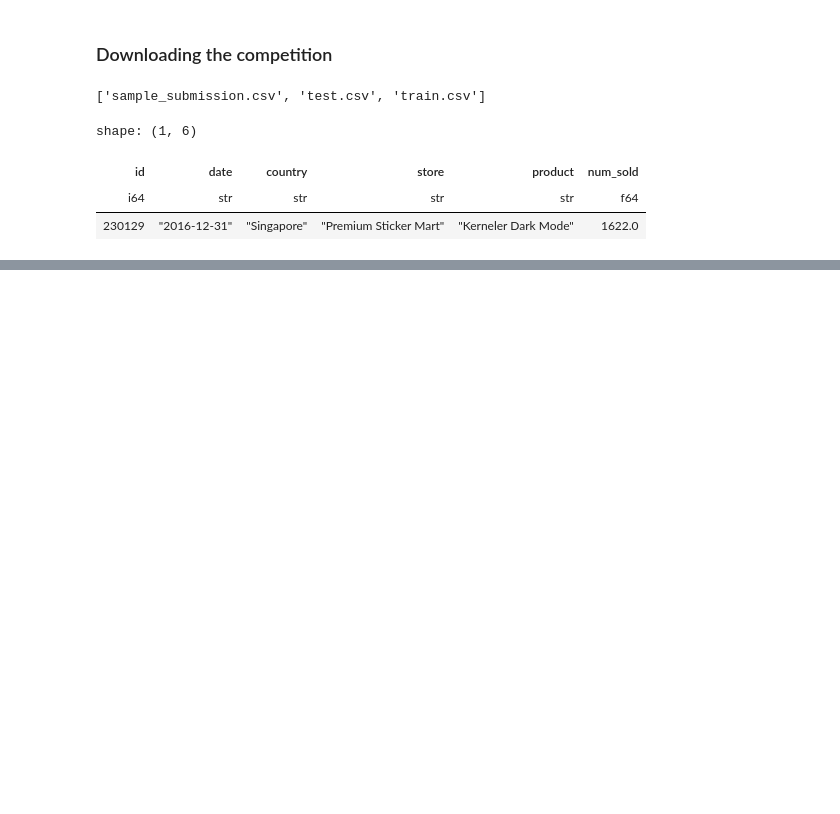
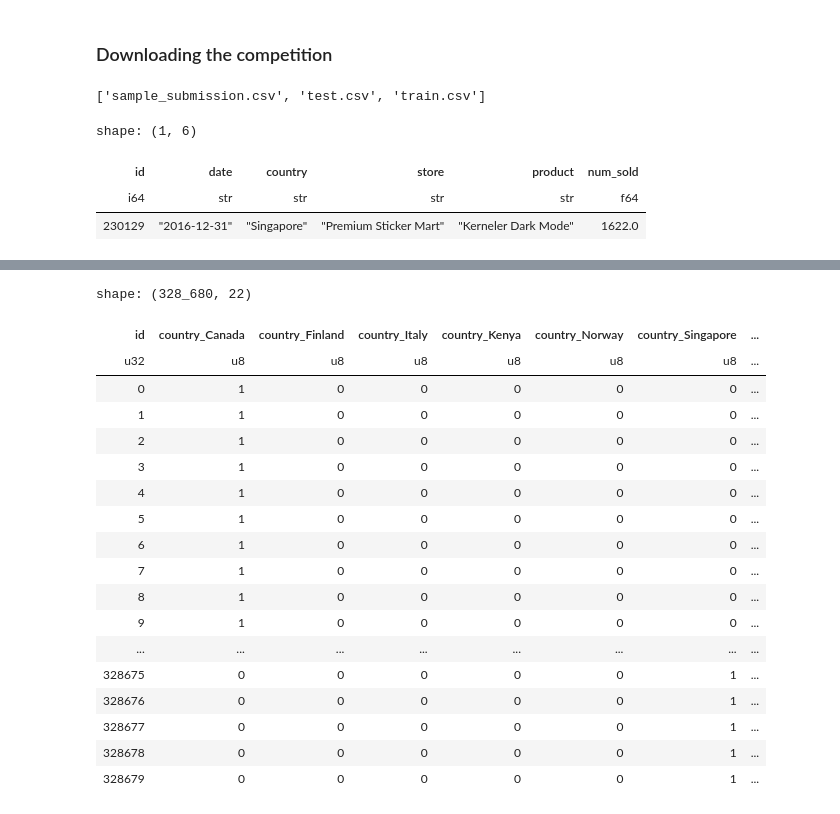
Before and after one commit to 1pawn0/Kaggle-Competitions, a Jupyter notebook: Competition-Notebooks/Forecasting-Sticker-Sales/forecasting-sticker-sales.ipynb, the cells around one changed output, grey strips where cells are left out. Drawn from its saved outputs; the diff is of its cells as text; code cells hidden in the pictures; blank space fills up the shorter version.

```diff
--- a/Competition-Notebooks/Forecasting-Sticker-Sales/forecasting-sticker-sales.ipynb
+++ b/Competition-Notebooks/Forecasting-Sticker-Sales/forecasting-sticker-sales.ipynb
@@ -102,3 +103,25 @@ df.write_parquet('./exported_df.parquet')
+# %%
+df
+# %% [output]
+shape: (328_680, 22)
+| id | country_Canada | country_Finland | country_Italy | country_Kenya | country_Norway | country_Singapore | ... |
+| u32 | u8 | u8 | u8 | u8 | u8 | u8 | ... |
+| 0 | 1 | 0 | 0 | 0 | 0 | 0 | ... |
+| 1 | 1 | 0 | 0 | 0 | 0 | 0 | ... |
+| 2 | 1 | 0 | 0 | 0 | 0 | 0 | ... |
+| 3 | 1 | 0 | 0 | 0 | 0 | 0 | ... |
+| 4 | 1 | 0 | 0 | 0 | 0 | 0 | ... |
+| 5 | 1 | 0 | 0 | 0 | 0 | 0 | ... |
+| 6 | 1 | 0 | 0 | 0 | 0 | 0 | ... |
+| 7 | 1 | 0 | 0 | 0 | 0 | 0 | ... |
+| 8 | 1 | 0 | 0 | 0 | 0 | 0 | ... |
+| 9 | 1 | 0 | 0 | 0 | 0 | 0 | ... |
+| ... | ... | ... | ... | ... | ... | ... | ... |
+| 328675 | 0 | 0 | 0 | 0 | 0 | 1 | ... |
+| 328676 | 0 | 0 | 0 | 0 | 0 | 1 | ... |
+| 328677 | 0 | 0 | 0 | 0 | 0 | 1 | ... |
+| 328678 | 0 | 0 | 0 | 0 | 0 | 1 | ... |
+| 328679 | 0 | 0 | 0 | 0 | 0 | 1 | ... |
 # %%
 df_train = df[:train_last_row_idx + 1]
 df_test = df[train_last_row_idx + 1:]
```
Also changed, not shown: parts of 5 cells of this notebook, 3 other files.
